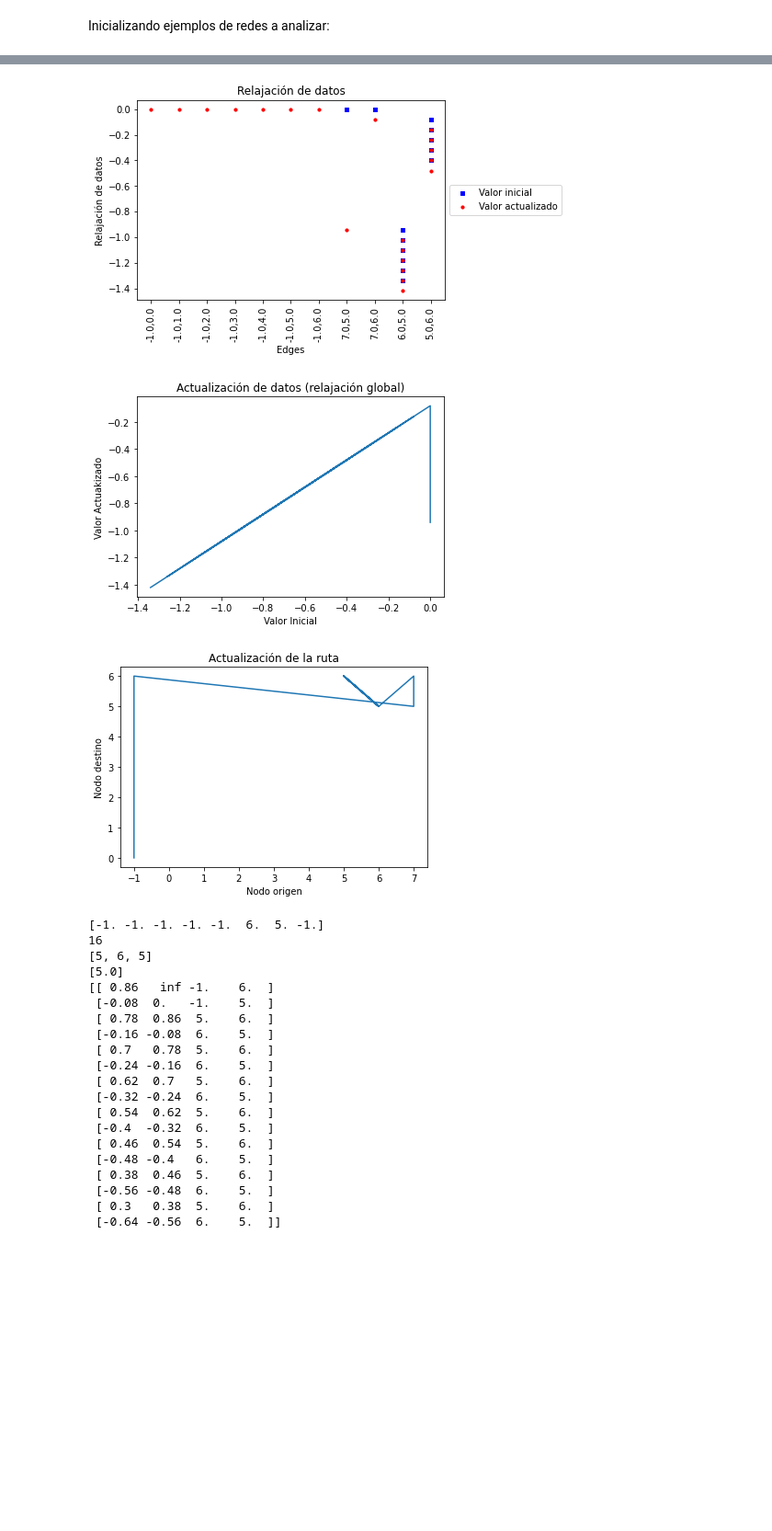
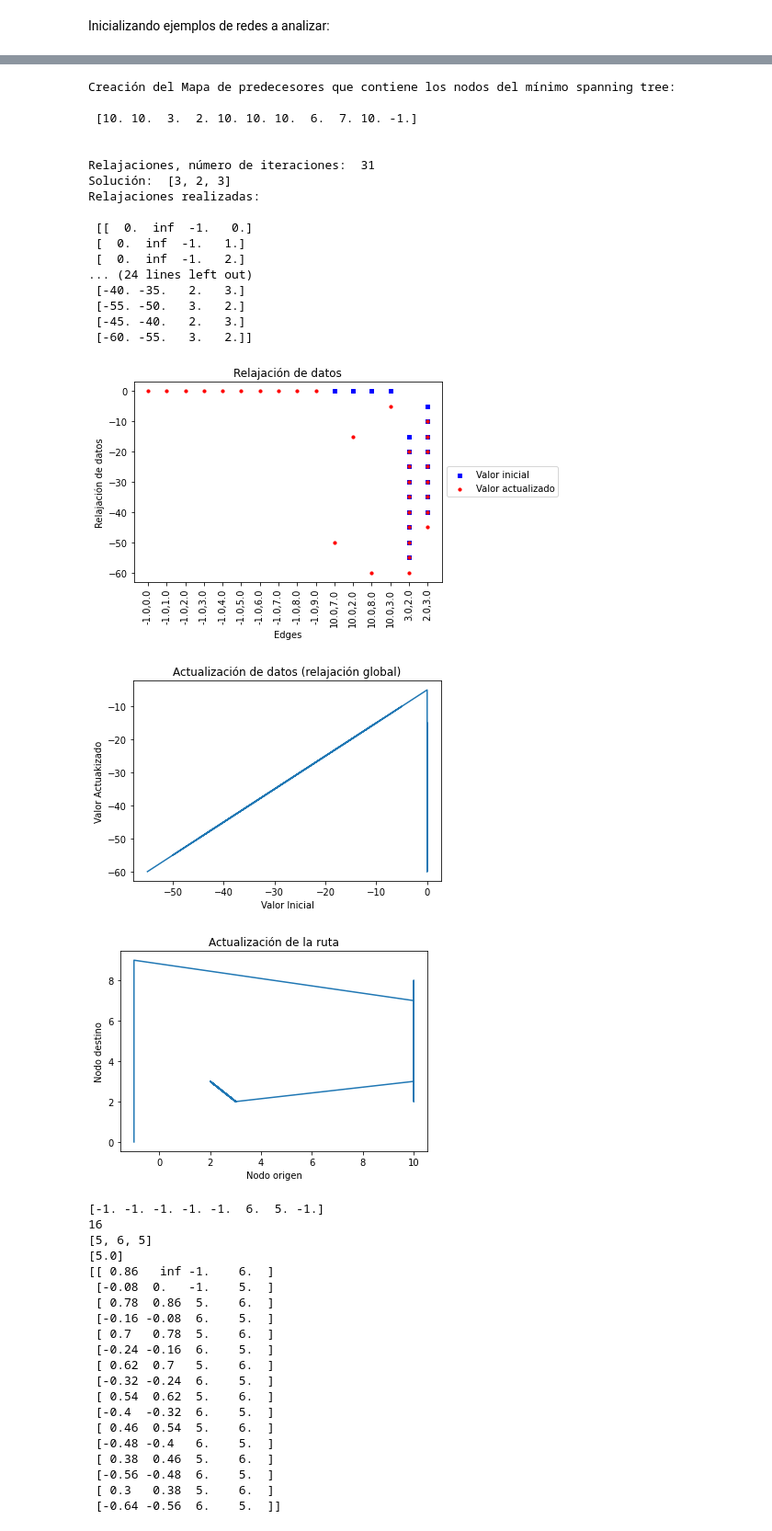
Before and after one commit to pautrejo/practica-2-primera-parte-joelitam2021, a Jupyter notebook: Parametros_optimizar.ipynb, the cells around one changed output, grey strips where cells are left out. Shown: that part at 92% size. Saved outputs shown, nothing was run; the diff lists cells and outputs as text; code cells hidden in the pictures; blank space fills up the shorter version.

```diff
--- a/Parametros_optimizar.ipynb
+++ b/Parametros_optimizar.ipynb
@@ -181,58 +278,26 @@ a =np.array([','.join(p) for p in zip(ni, nf)])
-# %%
-
-
-# Nodos
-x = list(range(1, len(a)))
-y2 = act
-y1 = ant
-
-x = range(100)
-y = range(100,200)
-fig = plt.figure()
-ax1 = fig.add_subplot(111)
-
-ax1.set_title('Relajación de datos')
-ax1.set_xlabel('Edges')
-ax1.set_ylabel('Relajación de datos')
-
-ax1.scatter(a, y1, s=10, c='b', marker="s", label='Valor inicial')
-ax1.scatter(a, y2, s=10, c='r', marker="o", label='Valor actualizado')
-ax1.legend(loc='center left', bbox_to_anchor=(1, 0.5))
-plt.xticks(rotation = 90)
-plt.show()
-# %% [output]
-[figure, removed]
-# %%
-plt.plot(y1, y2)
-
-# naming the x axis
-plt.xlabel('Valor Inicial')
-# naming the y axis
-plt.ylabel('Valor Actuakizado')
-
-plt.title('Actualización de datos (relajación global)')
-
-# function to show the plot
-plt.show()
-# %% [output]
-[figure, removed]
-# %%
-x = np.array(m[:,2])
-y = np.array(m[:,3])
-plt.plot(x, y)
-
-# naming the x axis
-plt.xlabel('Nodo origen')
-# naming the y axis
-plt.ylabel('Nodo destino')
-
-# giving a title to my graph
-plt.title('Actualización de la ruta')
-
-# function to show the plot
-plt.show()
-# %% [output]
-[figure, removed]
+# %%
+get_data_sol_seg_param(G3)
+# %% [output]
+Creación del Mapa de predecesores que contiene los nodos del mínimo spanning tree:
+
+ [10. 10.  3.  2. 10. 10. 10.  6.  7. 10. -1.]
+
+
+Relajaciones, número de iteraciones:  31
+Solución:  [3, 2, 3]
+Relajaciones realizadas:
+
+ [[  0.  inf  -1.   0.]
+ [  0.  inf  -1.   1.]
+ [  0.  inf  -1.   2.]
+... (24 lines left out)
+ [-40. -35.   2.   3.]
+ [-55. -50.   3.   2.]
+ [-45. -40.   2.   3.]
+ [-60. -55.   3.   2.]]
+[figure, added]
+[figure, added]
+[figure, added]
 # %%
 c,lv,lv2,p = bf_negative_cycle(G,5)
 # %%
```
Also changed, not shown: parts of 8 cells of this notebook.
